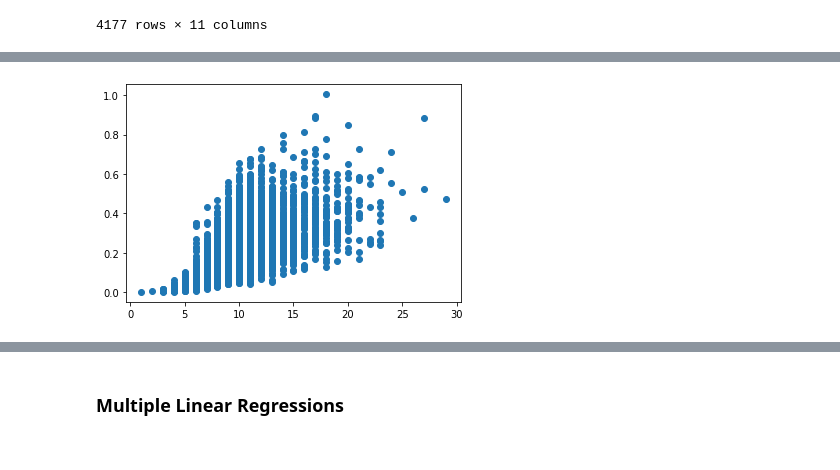
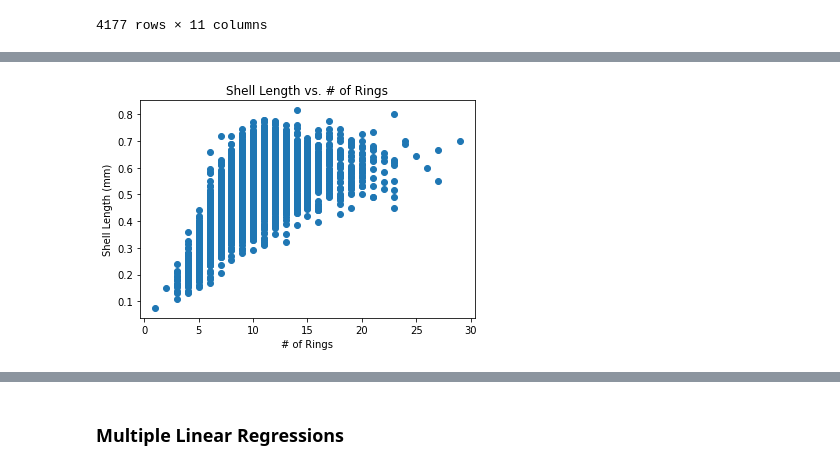
Before and after one commit to d0rtilla/AbaloneAgePredictionProject, a Jupyter notebook: Abalone_Age_Prediction.ipynb, the cells around one changed output, grey strips where cells are left out. Saved outputs shown, nothing was run; the diff lists cells and outputs as text; code cells hidden in the pictures.

Commit message:
Added titles and axis labels to all visualization graphs

```diff
--- a/Abalone_Age_Prediction.ipynb
+++ b/Abalone_Age_Prediction.ipynb
@@ -190,8 +126,12 @@ plt.show()
-# %%
-shell = df["Shell_weight"]
-
-# X = Rings | Y = Shell Weight
-plt.scatter(x, shell)
-plt.show()
-# %% [output]
-[figure, removed]
+# %%
+# Graph the distribution of Lengths
+x = df["Rings"]
+length = df["Length"]
+
+plt.scatter(x, length)
+plt.title("Shell Length vs. # of Rings")
+plt.xlabel("# of Rings")
+plt.ylabel("Shell Length (mm)")
+plt.show()
+# %% [output]
+[figure, added]
```
Also changed, not shown: parts of 22 cells of this notebook.
